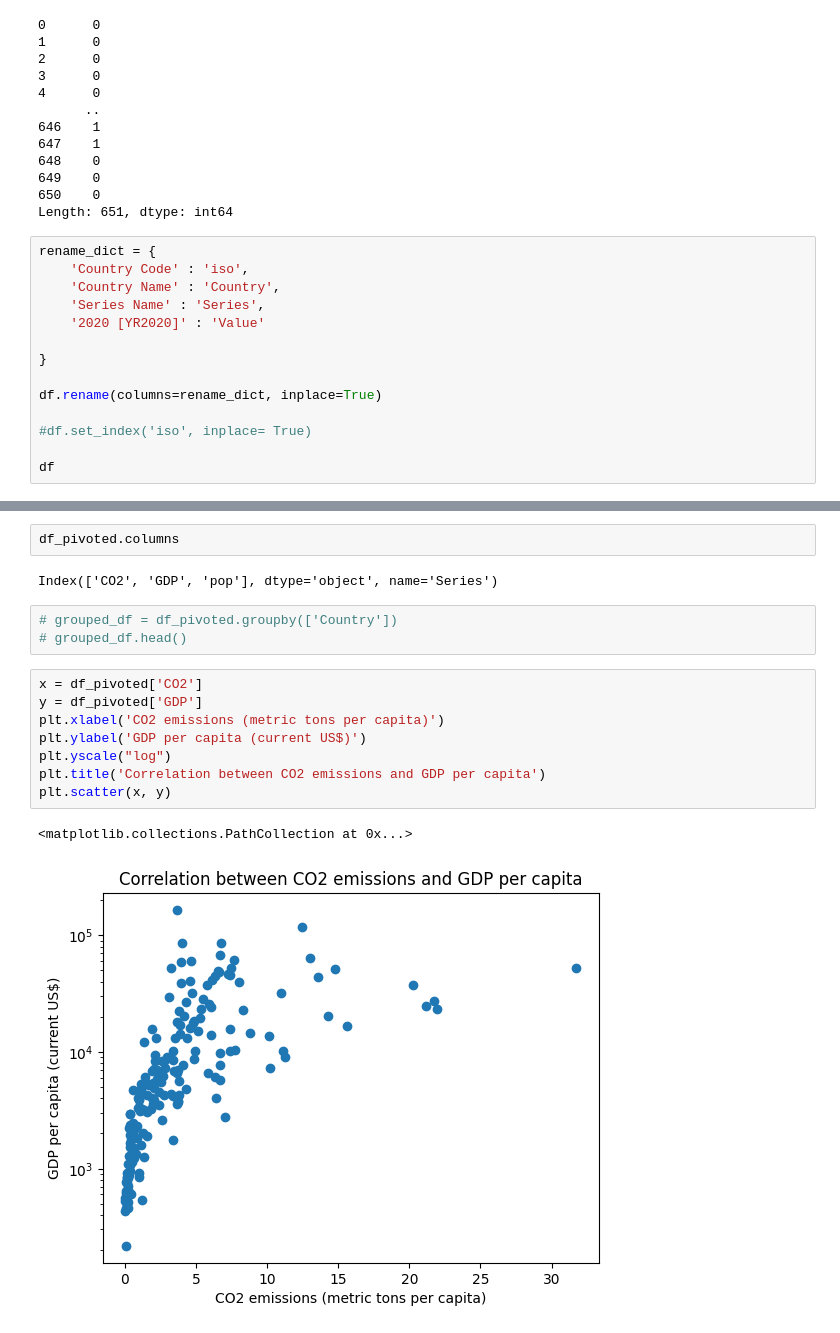
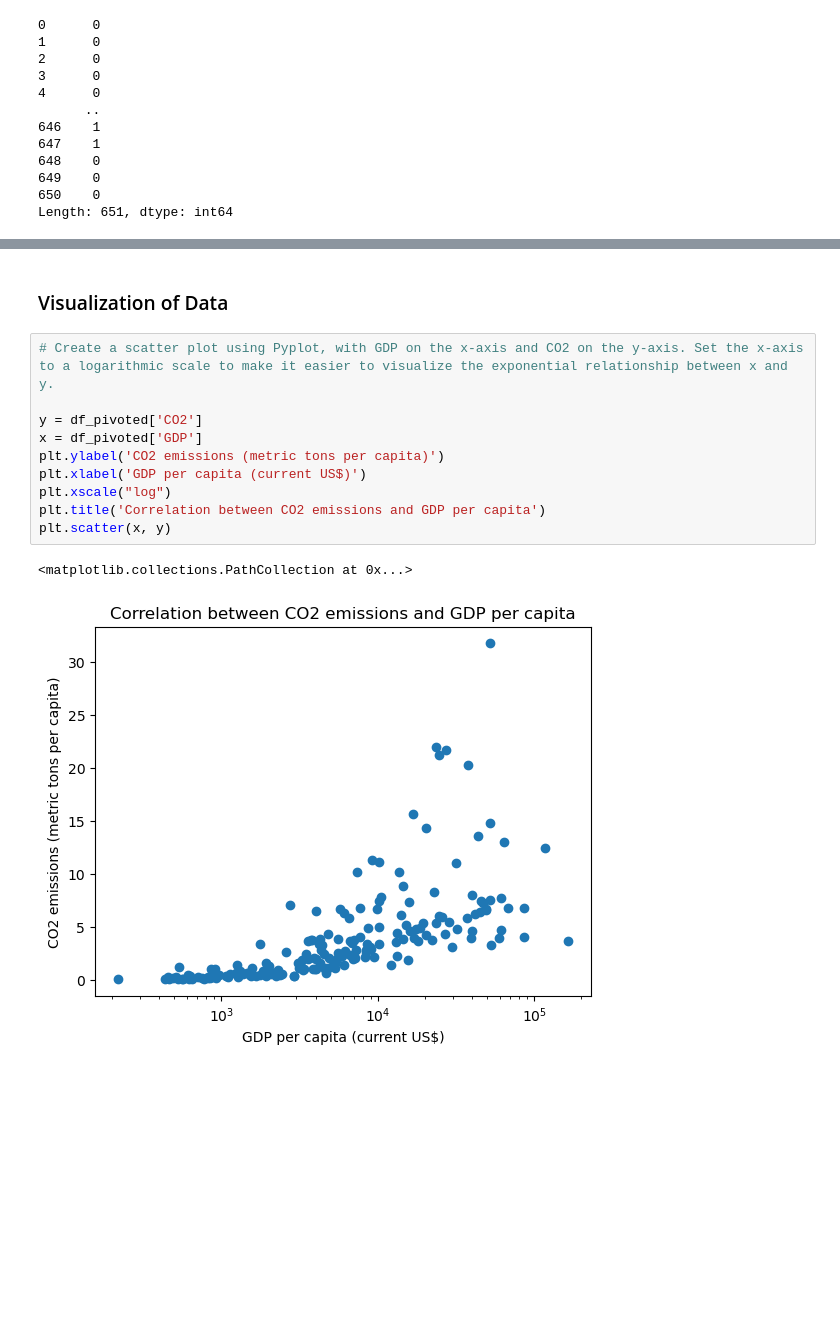
Before and after one commit to ananstr/brushup_coding, a Jupyter notebook: Coding_Challenge.ipynb, the cells around one changed output, grey strips where cells are left out. Cells and saved outputs as stored; diff of their text form; blank space fills up the shorter version.

```diff
--- a/Coding_Challenge.ipynb
+++ b/Coding_Challenge.ipynb
@@ -57,17 +72,3 @@ print(missing_values_per_row)
 649    0
 650    0
 Length: 651, dtype: int64
-# %%
-rename_dict = {
-    'Country Code' : 'iso',
-    'Country Name' : 'Country',
-    'Series Name' : 'Series',
-    '2020 [YR2020]' : 'Value'
-
-}
-
-df.rename(columns=rename_dict, inplace=True)
-
-#df.set_index('iso', inplace= True)
-
-df
@@ -131,22 +113,19 @@ df_pivoted
 | Zambia | 0.401903 | 958.264901 | 18927715.0 |
 | Zimbabwe | 0.530484 | 1372.696674 | 15669666.0 |
 217 rows × 3 columns
-# %%
-df_pivoted.columns
-# %% [output]
-Index(['CO2', 'GDP', 'pop'], dtype='object', name='Series')
-# %%
-# grouped_df = df_pivoted.groupby(['Country'])
-# grouped_df.head()
+# %% [markdown]
+### Visualization of Data
 # %%
-x = df_pivoted['CO2']
-y = df_pivoted['GDP']
-plt.xlabel('CO2 emissions (metric tons per capita)')
-plt.ylabel('GDP per capita (current US$)')
-plt.yscale("log")
+# Create a scatter plot using Pyplot, with GDP on the x-axis and CO2 on the y-axis. Set the x-axis to a logarithmic scale to make it easier to visualize the exponential relationship between x and y.
+
+y = df_pivoted['CO2']
+x = df_pivoted['GDP']
+plt.ylabel('CO2 emissions (metric tons per capita)')
+plt.xlabel('GDP per capita (current US$)')
+plt.xscale("log")
 plt.title('Correlation between CO2 emissions and GDP per capita')
 plt.scatter(x, y)
 # %% [output]
 <matplotlib.collections.PathCollection at 0x...>
-[figure, old version]
+[figure, new version]
 # %% [markdown]
```
Also changed, not shown: parts of 15 cells of this notebook.
